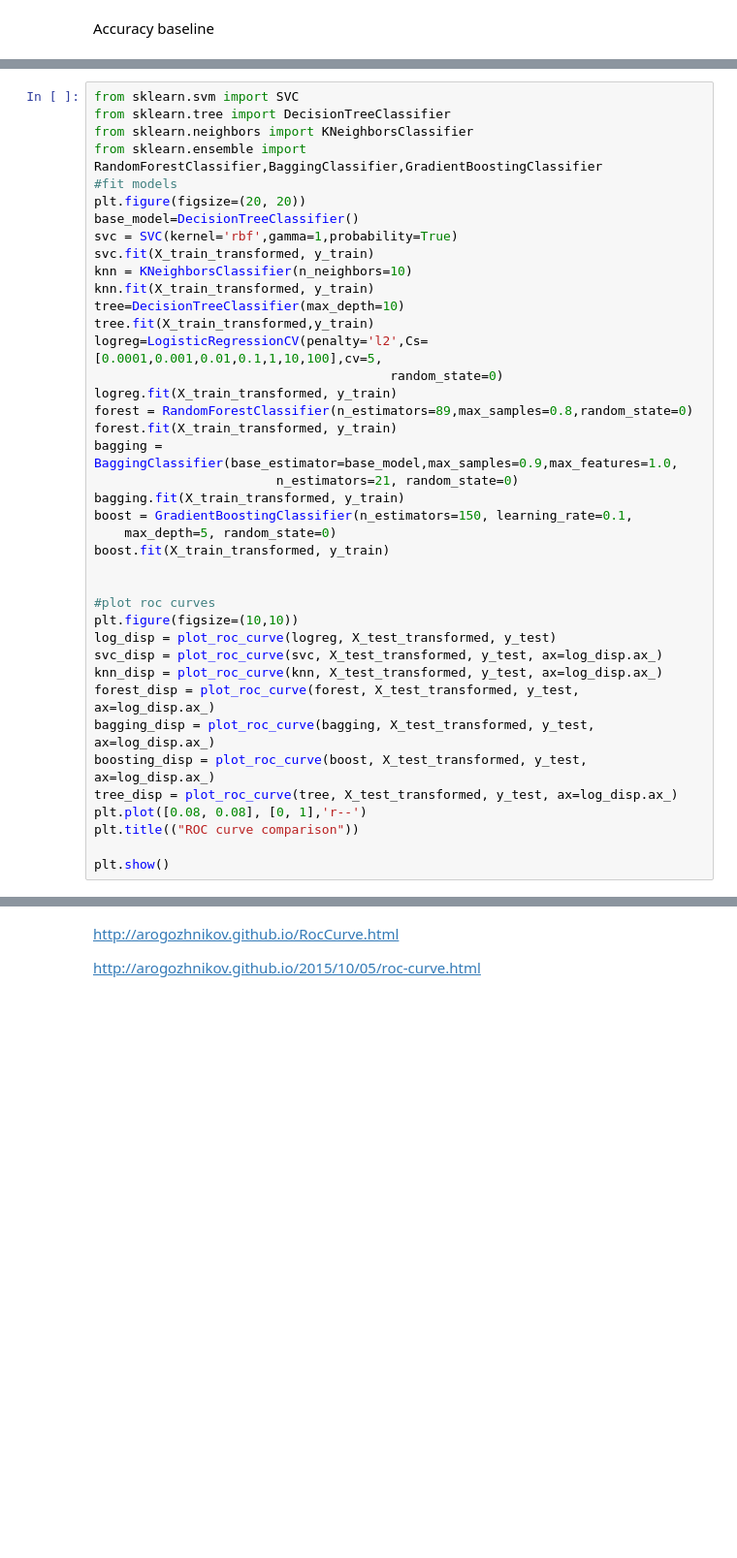
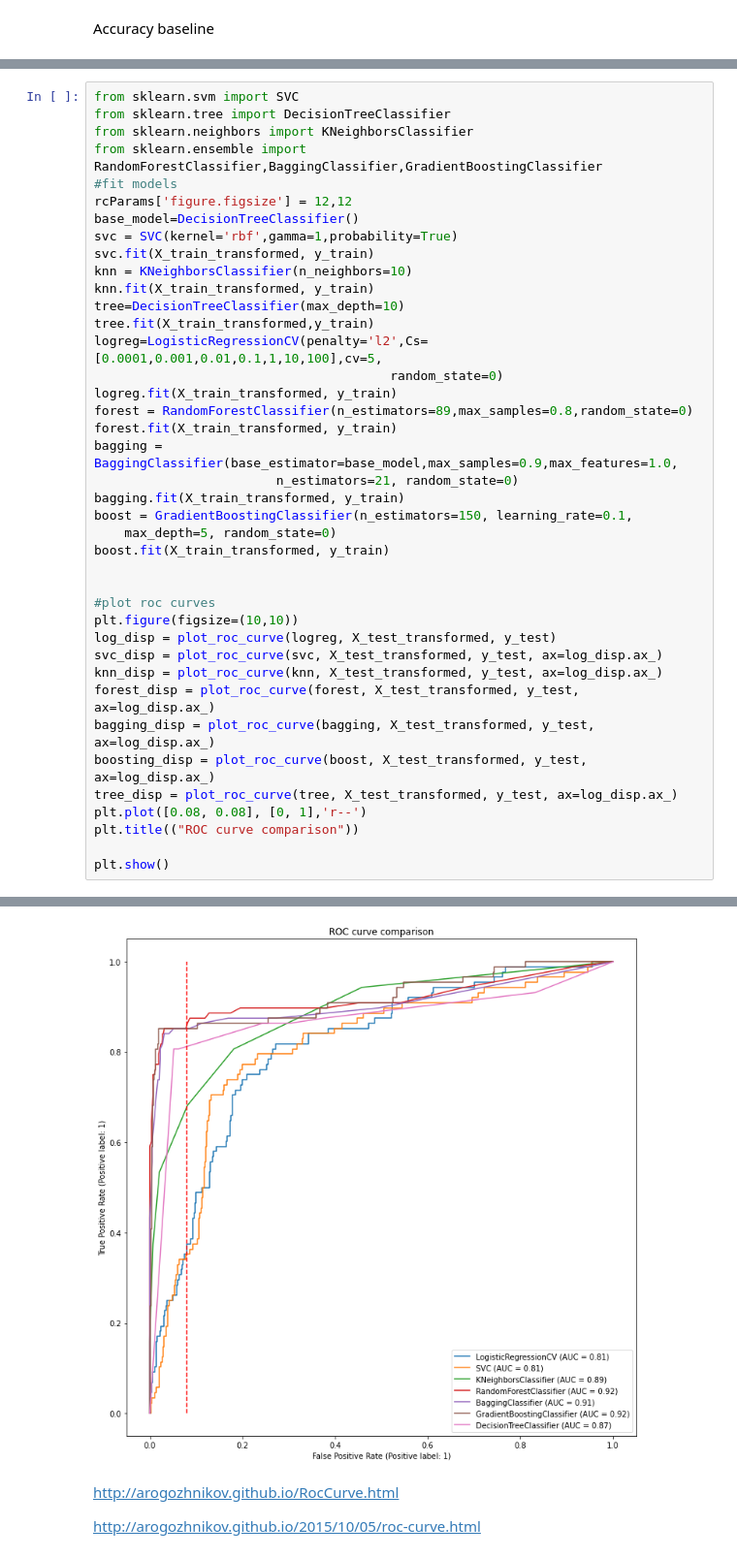
Before and after one commit to yandexdataschool/MLatImperial2022, a Jupyter notebook: Seminars/lab_04_ROC_AUC.ipynb, the cells around one changed output, grey strips where cells are left out. Shown: that part at 97% size. Cells and saved outputs as stored; diff of their text form; blank space fills up the shorter version.

```diff
--- a/Seminars/lab_04_ROC_AUC.ipynb
+++ b/Seminars/lab_04_ROC_AUC.ipynb
@@ -239,7 +274,7 @@ from sklearn.tree import DecisionTreeClassifier
 from sklearn.neighbors import KNeighborsClassifier
 from sklearn.ensemble import RandomForestClassifier,BaggingClassifier,GradientBoostingClassifier
 #fit models
-plt.figure(figsize=(20, 20))
+rcParams['figure.figsize'] = 12,12
 base_model=DecisionTreeClassifier()
 svc = SVC(kernel='rbf',gamma=1,probability=True)
 svc.fit(X_train_transformed, y_train)
@@ -273,3 +308,4 @@ plt.plot([0.08, 0.08], [0, 1],'r--')
 plt.title(("ROC curve comparison"))
 
 plt.show()
+# %% [output]
@@ -276,3 +313,4 @@ plt.show()
+[figure, added]
 # %% [markdown]
 http://arogozhnikov.github.io/RocCurve.html
 
```
Also changed, not shown: parts of 17 cells of this notebook.
